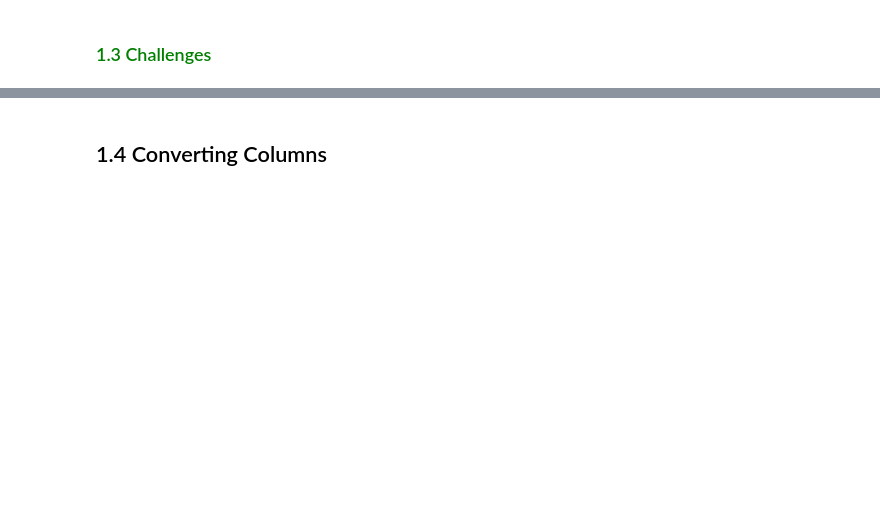
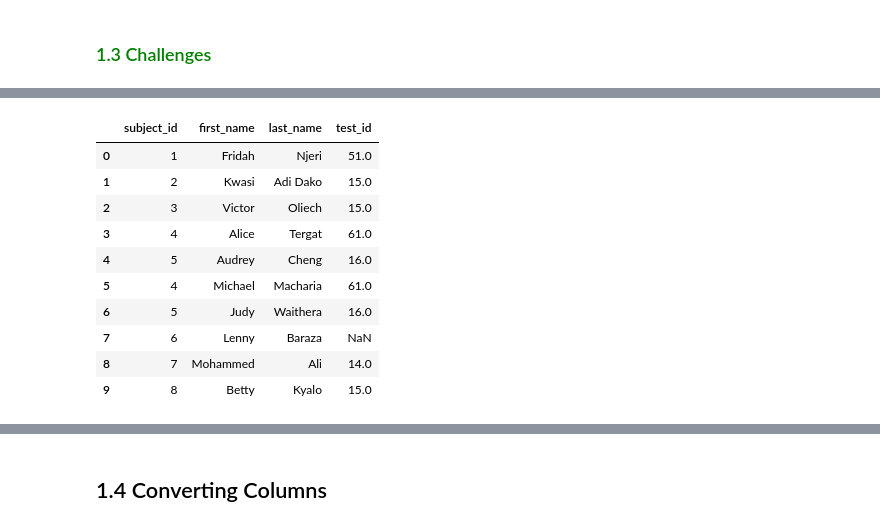
Before and after one commit to pavansai909/python, a Jupyter notebook: Pandas_Basics.ipynb, the cells around one changed output, grey strips where cells are left out. Cells and saved outputs as stored; diff of their text form; code cells hidden in the pictures; blank space fills up the shorter version.

```diff
--- a/Pandas_Basics.ipynb
+++ b/Pandas_Basics.ipynb
@@ -579,4 +633,11 @@ dt2 = {
         'first_name': ['Michael', 'Judy', 'Lenny', 'Mohammed', 'Betty'],
         'last_name': ['Macharia', 'Waithera', 'Baraza', 'Ali', 'Kyalo']}
 
-OUR CODE GOES HERE
+df1 = pd.DataFrame.from_dict(dt1, orient='columns')
+df1
+df2 = pd.DataFrame.from_dict(dt2, orient='columns')
+df2
+
+# df1.merge(df2, how='left',on ='subject_id')
+df= pd.concat([df1,df2],ignore_index=True)
+df
@@ -583,10 +656,24 @@ OUR CODE GOES HERE
 # %%
 # Challenge 2
 # Using dt1 and dt2 dictionaries from Challenge 1, create another Dataframe from
 # the dt3 Dictionary below. Then merge all of them along the subject_id value
 # i.e. Columns from left; subject_id, first_name, last_name, test_id
 dt3 = {
         'subject_id': ['1', '2', '3', '4', '5', '7', '8', '9', '10', '11'],
         'test_id': [51, 15, 15, 61, 16, 14, 15, 1, 61, 16]}
-
-OUR CODE GOES HERE
+df3 = pd.DataFrame.from_dict(dt3, orient='columns')
+df3
+# pd.concat([df,df3],axis=1)
+df.merge(df3, how = 'left' , on='subject_id')
+# %% [output]
+|  | subject_id | first_name | last_name | test_id |
+| 0 | 1 | Fridah | Njeri | 51.0 |
+| 1 | 2 | Kwasi | Adi Dako | 15.0 |
+| 2 | 3 | Victor | Oliech | 15.0 |
+| 3 | 4 | Alice | Tergat | 61.0 |
+| 4 | 5 | Audrey | Cheng | 16.0 |
+| 5 | 4 | Michael | Macharia | 61.0 |
+| 6 | 5 | Judy | Waithera | 16.0 |
+| 7 | 6 | Lenny | Baraza | NaN |
+| 8 | 7 | Mohammed | Ali | 14.0 |
+| 9 | 8 | Betty | Kyalo | 15.0 |
```
Also changed, not shown: parts of 31 cells of this notebook, 3 other files.
